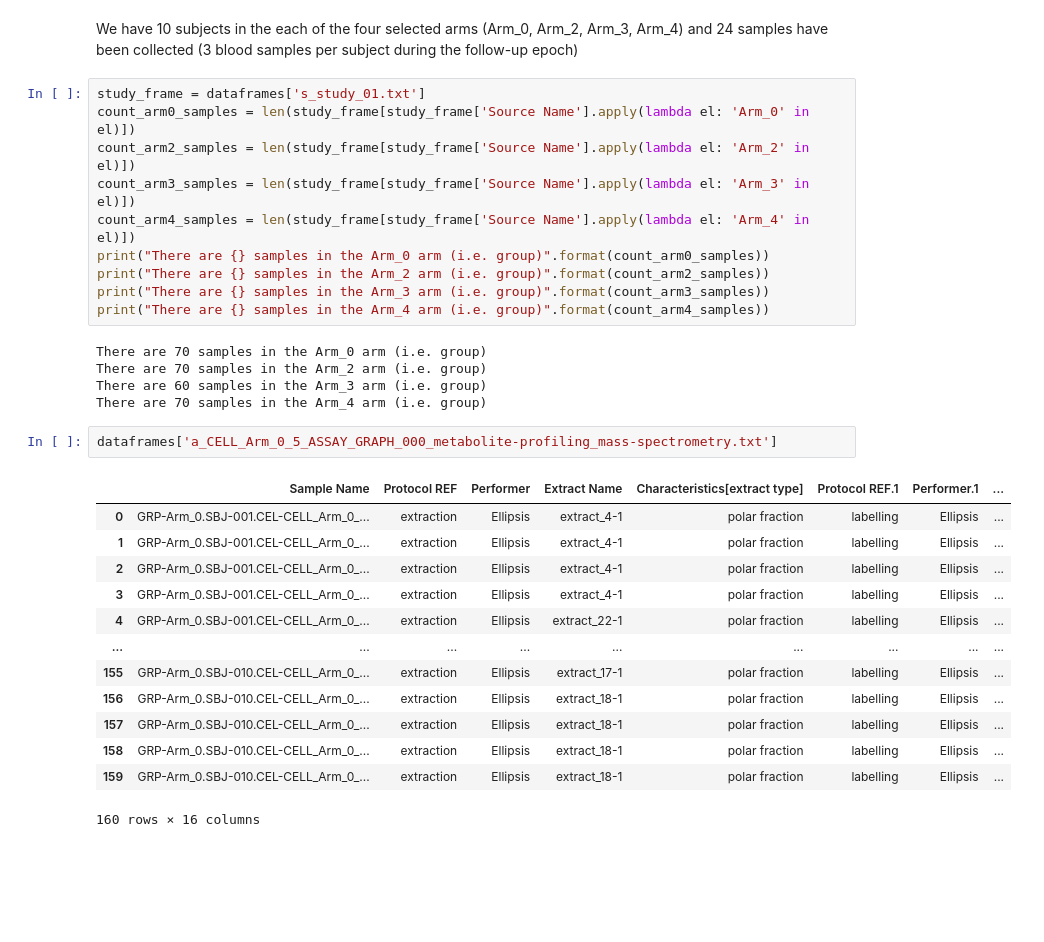
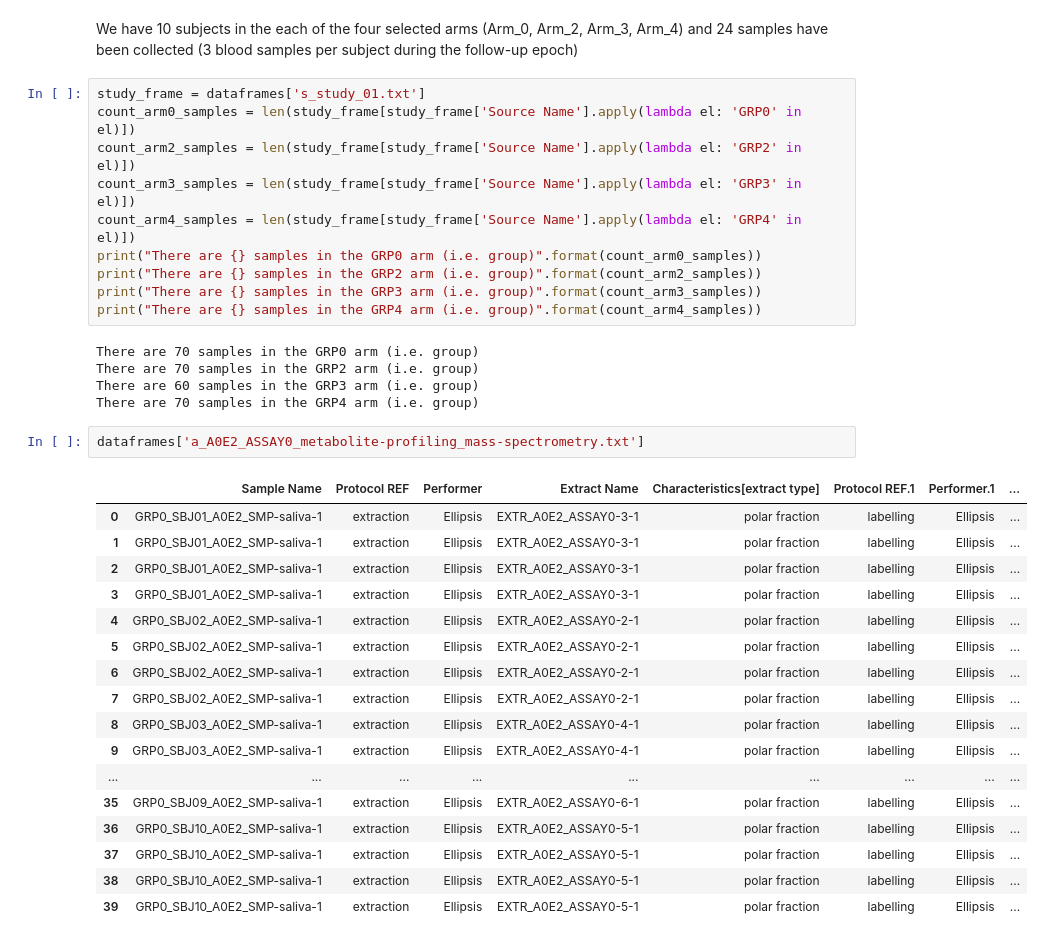
Before and after one commit to Zigur/isa-create-notebook, a Jupyter notebook: notebooks/Investigation-from-datascriptor-config.ipynb, the cells around one changed output. Drawn from its saved outputs; the diff is of its cells as text; blank space fills up the shorter version.

Commit message:
uniformed node names

```diff
--- a/notebooks/Investigation-from-datascriptor-config.ipynb
+++ b/notebooks/Investigation-from-datascriptor-config.ipynb
@@ -155,32 +129,36 @@ for key in dataframes.keys():
 We have 10 subjects in the each of the four selected arms (Arm_0, Arm_2, Arm_3, Arm_4) and 24 samples have been collected (3 blood samples per subject during the follow-up epoch)
 # %%
 study_frame = dataframes['s_study_01.txt']
-count_arm0_samples = len(study_frame[study_frame['Source Name'].apply(lambda el: 'Arm_0' in el)])
-count_arm2_samples = len(study_frame[study_frame['Source Name'].apply(lambda el: 'Arm_2' in el)])
-count_arm3_samples = len(study_frame[study_frame['Source Name'].apply(lambda el: 'Arm_3' in el)])
-count_arm4_samples = len(study_frame[study_frame['Source Name'].apply(lambda el: 'Arm_4' in el)])
-print("There are {} samples in the Arm_0 arm (i.e. group)".format(count_arm0_samples))
-print("There are {} samples in the Arm_2 arm (i.e. group)".format(count_arm2_samples))
-print("There are {} samples in the Arm_3 arm (i.e. group)".format(count_arm3_samples))
-print("There are {} samples in the Arm_4 arm (i.e. group)".format(count_arm4_samples))
+count_arm0_samples = len(study_frame[study_frame['Source Name'].apply(lambda el: 'GRP0' in el)])
+count_arm2_samples = len(study_frame[study_frame['Source Name'].apply(lambda el: 'GRP2' in el)])
+count_arm3_samples = len(study_frame[study_frame['Source Name'].apply(lambda el: 'GRP3' in el)])
+count_arm4_samples = len(study_frame[study_frame['Source Name'].apply(lambda el: 'GRP4' in el)])
+print("There are {} samples in the GRP0 arm (i.e. group)".format(count_arm0_samples))
+print("There are {} samples in the GRP2 arm (i.e. group)".format(count_arm2_samples))
+print("There are {} samples in the GRP3 arm (i.e. group)".format(count_arm3_samples))
+print("There are {} samples in the GRP4 arm (i.e. group)".format(count_arm4_samples))
 # %% [output]
-There are 70 samples in the Arm_0 arm (i.e. group)
-There are 70 samples in the Arm_2 arm (i.e. group)
-There are 60 samples in the Arm_3 arm (i.e. group)
-There are 70 samples in the Arm_4 arm (i.e. group)
+There are 70 samples in the GRP0 arm (i.e. group)
+There are 70 samples in the GRP2 arm (i.e. group)
+There are 60 samples in the GRP3 arm (i.e. group)
+There are 70 samples in the GRP4 arm (i.e. group)
 # %%
-dataframes['a_CELL_Arm_0_5_ASSAY_GRAPH_000_metabolite-profiling_mass-spectrometry.txt']
+dataframes['a_A0E2_ASSAY0_metabolite-profiling_mass-spectrometry.txt']
 # %% [output]
 |  | Sample Name | Protocol REF | Performer | Extract Name | Characteristics[extract type] | Protocol REF.1 | Performer.1 | ... |
-| 0 | GRP-Arm_0.SBJ-001.CEL-CELL_Arm_0_... | extraction | Ellipsis | extract_4-1 | polar fraction | labelling | Ellipsis | ... |
-| 1 | GRP-Arm_0.SBJ-001.CEL-CELL_Arm_0_... | extraction | Ellipsis | extract_4-1 | polar fraction | labelling | Ellipsis | ... |
-| 2 | GRP-Arm_0.SBJ-001.CEL-CELL_Arm_0_... | extraction | Ellipsis | extract_4-1 | polar fraction | labelling | Ellipsis | ... |
-| 3 | GRP-Arm_0.SBJ-001.CEL-CELL_Arm_0_... | extraction | Ellipsis | extract_4-1 | polar fraction | labelling | Ellipsis | ... |
-| 4 | GRP-Arm_0.SBJ-001.CEL-CELL_Arm_0_... | extraction | Ellipsis | extract_22-1 | polar fraction | labelling | Ellipsis | ... |
+| 0 | GRP0_SBJ01_A0E2_SMP-saliva-1 | extraction | Ellipsis | EXTR_A0E2_ASSAY0-3-1 | polar fraction | labelling | Ellipsis | ... |
+| 1 | GRP0_SBJ01_A0E2_SMP-saliva-1 | extraction | Ellipsis | EXTR_A0E2_ASSAY0-3-1 | polar fraction | labelling | Ellipsis | ... |
+| 2 | GRP0_SBJ01_A0E2_SMP-saliva-1 | extraction | Ellipsis | EXTR_A0E2_ASSAY0-3-1 | polar fraction | labelling | Ellipsis | ... |
+| 3 | GRP0_SBJ01_A0E2_SMP-saliva-1 | extraction | Ellipsis | EXTR_A0E2_ASSAY0-3-1 | polar fraction | labelling | Ellipsis | ... |
+| 4 | GRP0_SBJ02_A0E2_SMP-saliva-1 | extraction | Ellipsis | EXTR_A0E2_ASSAY0-2-1 | polar fraction | labelling | Ellipsis | ... |
+| 5 | GRP0_SBJ02_A0E2_SMP-saliva-1 | extraction | Ellipsis | EXTR_A0E2_ASSAY0-2-1 | polar fraction | labelling | Ellipsis | ... |
+| 6 | GRP0_SBJ02_A0E2_SMP-saliva-1 | extraction | Ellipsis | EXTR_A0E2_ASSAY0-2-1 | polar fraction | labelling | Ellipsis | ... |
+| 7 | GRP0_SBJ02_A0E2_SMP-saliva-1 | extraction | Ellipsis | EXTR_A0E2_ASSAY0-2-1 | polar fraction | labelling | Ellipsis | ... |
+| 8 | GRP0_SBJ03_A0E2_SMP-saliva-1 | extraction | Ellipsis | EXTR_A0E2_ASSAY0-4-1 | polar fraction | labelling | Ellipsis | ... |
+| 9 | GRP0_SBJ03_A0E2_SMP-saliva-1 | extraction | Ellipsis | EXTR_A0E2_ASSAY0-4-1 | polar fraction | labelling | Ellipsis | ... |
 | ... | ... | ... | ... | ... | ... | ... | ... | ... |
-| 155 | GRP-Arm_0.SBJ-010.CEL-CELL_Arm_0_... | extraction | Ellipsis | extract_17-1 | polar fraction | labelling | Ellipsis | ... |
-| 156 | GRP-Arm_0.SBJ-010.CEL-CELL_Arm_0_... | extraction | Ellipsis | extract_18-1 | polar fraction | labelling | Ellipsis | ... |
-| 157 | GRP-Arm_0.SBJ-010.CEL-CELL_Arm_0_... | extraction | Ellipsis | extract_18-1 | polar fraction | labelling | Ellipsis | ... |
-| 158 | GRP-Arm_0.SBJ-010.CEL-CELL_Arm_0_... | extraction | Ellipsis | extract_18-1 | polar fraction | labelling | Ellipsis | ... |
-| 159 | GRP-Arm_0.SBJ-010.CEL-CELL_Arm_0_... | extraction | Ellipsis | extract_18-1 | polar fraction | labelling | Ellipsis | ... |
+| 35 | GRP0_SBJ09_A0E2_SMP-saliva-1 | extraction | Ellipsis | EXTR_A0E2_ASSAY0-6-1 | polar fraction | labelling | Ellipsis | ... |
+| 36 | GRP0_SBJ10_A0E2_SMP-saliva-1 | extraction | Ellipsis | EXTR_A0E2_ASSAY0-5-1 | polar fraction | labelling | Ellipsis | ... |
+| 37 | GRP0_SBJ10_A0E2_SMP-saliva-1 | extraction | Ellipsis | EXTR_A0E2_ASSAY0-5-1 | polar fraction | labelling | Ellipsis | ... |
+| 38 | GRP0_SBJ10_A0E2_SMP-saliva-1 | extraction | Ellipsis | EXTR_A0E2_ASSAY0-5-1 | polar fraction | labelling | Ellipsis | ... |
+| 39 | GRP0_SBJ10_A0E2_SMP-saliva-1 | extraction | Ellipsis | EXTR_A0E2_ASSAY0-5-1 | polar fraction | labelling | Ellipsis | ... |
-160 rows × 16 columns
```
Also changed, not shown: parts of 6 cells of this notebook, 4 other files.
